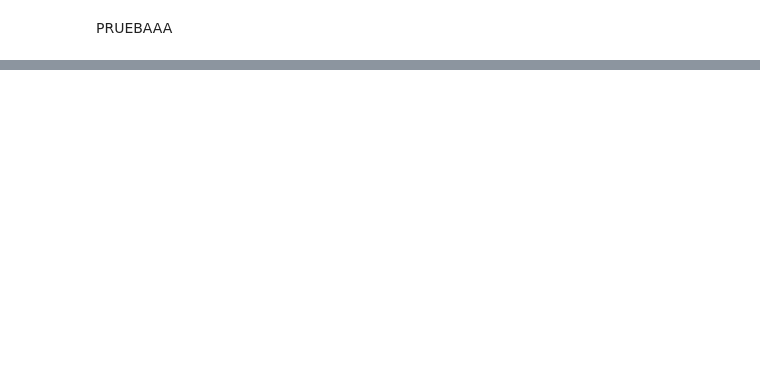
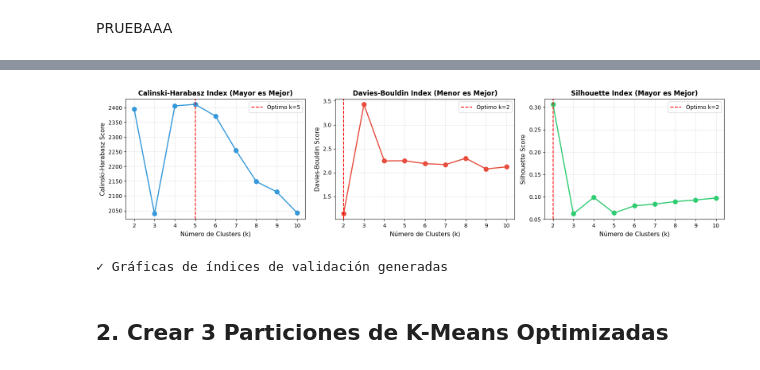
Before and after one commit to YariMar24/Online-News-Popularity, a Jupyter notebook: OnlineNewsPopularity/Proyecto_Mineria.ipynb, the cells around one changed output, grey strips where cells are left out. Saved outputs shown, nothing was run; the diff lists cells and outputs as text; code cells hidden in the pictures; blank space fills up the shorter version.

Commit message:
indices de validacion CH, DB Y CS en k-mean

```diff
--- a/OnlineNewsPopularity/Proyecto_Mineria.ipynb
+++ b/OnlineNewsPopularity/Proyecto_Mineria.ipynb
@@ -328,17 +153,0 @@ Distribución de grupos:
-# %%
-from sklearn.cluster import DBSCAN
-import time
-
-# Prueba con UNA combinación para estimar tiempo
-start = time.time()
-db_test = DBSCAN(eps=0.5, min_samples=5)
-db_test.fit(X_scaled)
-end = time.time()
-
-n_clusters = len(set(db_test.labels_)) - (1 if -1 in db_test.labels_ else 0)
-n_ruido = list(db_test.labels_).count(-1)
-
-print(f"Tiempo por iteración: {end-start:.2f} segundos")
-print(f"Tiempo estimado para 400 iteraciones: {((end-start)*400)/60:.1f} minutos")
-print(f"Clusters encontrados: {n_clusters}")
-print(f"Puntos de ruido: {n_ruido}")
@@ -616,0 +217,43 @@ Iniciando 400 iteraciones de DBSCAN...
+# %%
+# Visualizar los tres índices
+fig, axes = plt.subplots(1, 3, figsize=(16, 4))
+
+# Calinski-Harabasz (maximizar)
+axes[0].plot(list(k_range), ch_scores, 'o-', color='#3498DB', linewidth=2, markersize=8)
+axes[0].axvline(best_k_ch, color='red', linestyle='--', label=f'Óptimo k={best_k_ch}')
+axes[0].set_xlabel('Número de Clusters (k)', fontsize=11)
+axes[0].set_ylabel('Calinski-Harabasz Score', fontsize=11)
+axes[0].set_title('Calinski-Harabasz Index (Mayor es Mejor)', fontweight='bold', fontsize=12)
+axes[0].grid(True, alpha=0.3)
+axes[0].legend()
+axes[0].set_xticks(list(k_range))
+
+# Davies-Bouldin (minimizar)
+axes[1].plot(list(k_range), db_scores, 'o-', color='#E74C3C', linewidth=2, markersize=8)
+axes[1].axvline(best_k_db, color='red', linestyle='--', label=f'Óptimo k={best_k_db}')
+axes[1].set_xlabel('Número de Clusters (k)', fontsize=11)
+axes[1].set_ylabel('Davies-Bouldin Score', fontsize=11)
+axes[1].set_title('Davies-Bouldin Index (Menor es Mejor)', fontweight='bold', fontsize=12)
+axes[1].grid(True, alpha=0.3)
+axes[1].legend()
+axes[1].set_xticks(list(k_range))
+
+# Silhouette (maximizar)
+axes[2].plot(list(k_range), silhouette_scores, 'o-', color='#2ECC71', linewidth=2, markersize=8)
+axes[2].axvline(best_k_silh, color='red', linestyle='--', label=f'Óptimo k={best_k_silh}')
+axes[2].set_xlabel('Número de Clusters (k)', fontsize=11)
+axes[2].set_ylabel('Silhouette Score', fontsize=11)
+axes[2].set_title('Silhouette Index (Mayor es Mejor)', fontweight='bold', fontsize=12)
+axes[2].grid(True, alpha=0.3)
+axes[2].legend()
+axes[2].set_xticks(list(k_range))
+
+plt.tight_layout()
+plt.show()
+
+print("\n✓ Gráficas de índices de validación generadas")
+# %% [output]
+[figure, added]
+✓ Gráficas de índices de validación generadas
+# %% [markdown]
+## 2. Crear 3 Particiones de K-Means Optimizadas
```
Also changed, not shown: parts of 31 cells of this notebook, 2 other files.
